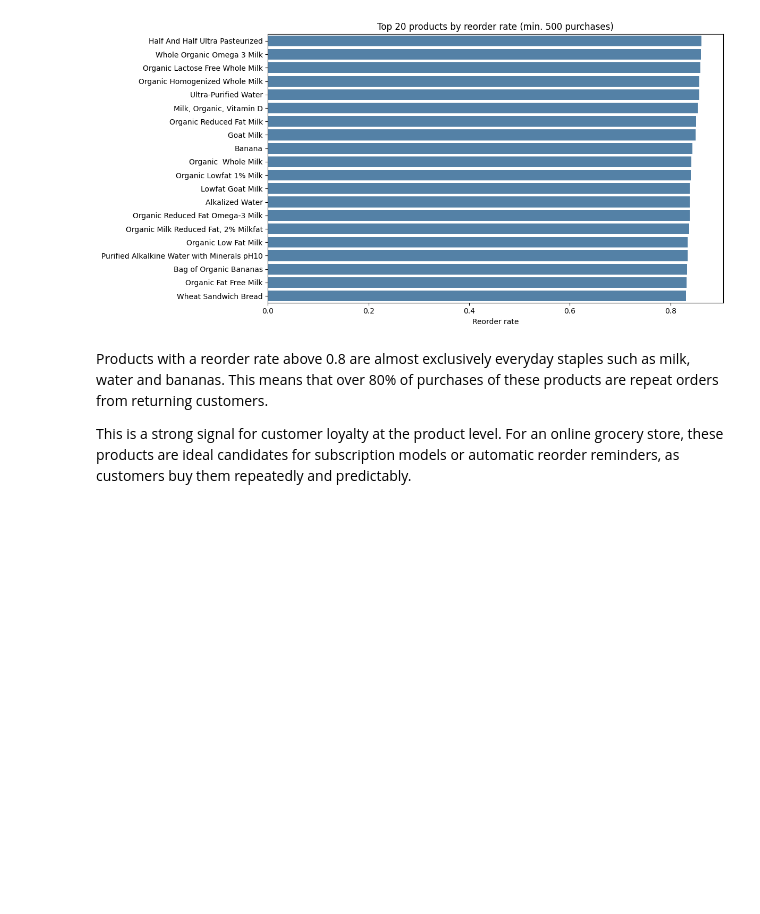
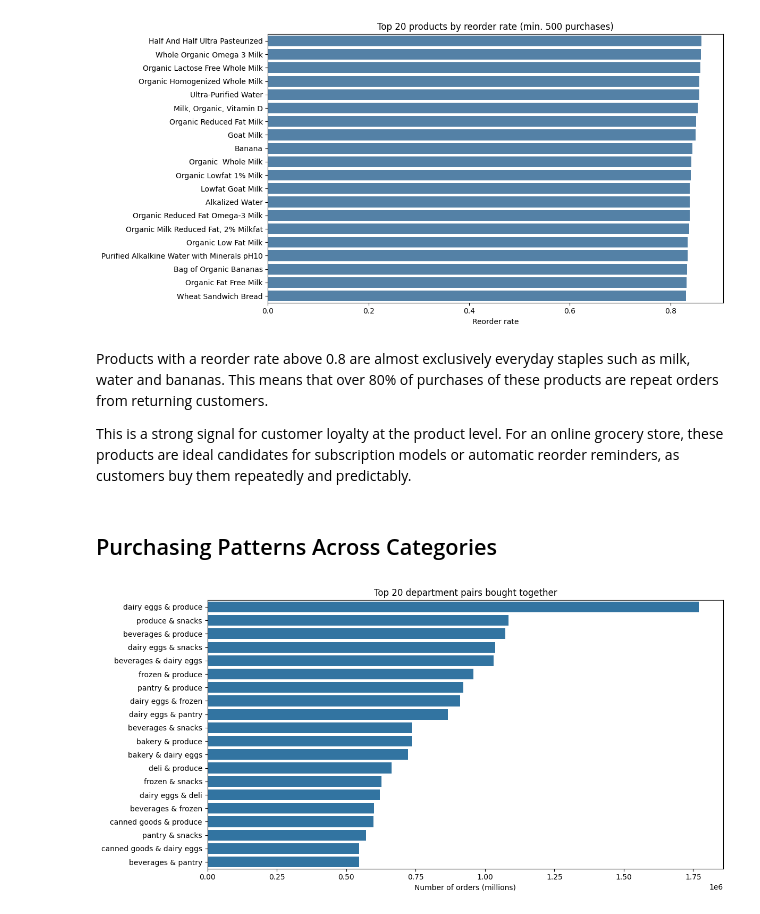
Before and after one commit to peslar01/ad24-11-grocery-product-placement-analysis, a Jupyter notebook: eda/01_eda.ipynb, the cells around one changed output. Saved outputs shown, nothing was run; the diff lists cells and outputs as text; code cells hidden in the pictures; blank space fills up the shorter version.

```diff
--- a/eda/01_eda.ipynb
+++ b/eda/01_eda.ipynb
@@ -172,3 +172,39 @@ plt.show()
 Products with a reorder rate above 0.8 are almost exclusively everyday staples such as milk, water and bananas. This means that over 80% of purchases of these products are repeat orders from returning customers.
 
 This is a strong signal for customer loyalty at the product level. For an online grocery store, these products are ideal candidates for subscription models or automatic reorder reminders, as customers buy them repeatedly and predictably.
+# %% [markdown]
+## Purchasing Patterns Across Categories
+# %%
+# Merge order_products with product and department info
+order_dept = (order_products
+              .merge(products[["product_id", "department_id"]], on="product_id")
+              .merge(departments, on="department_id"))
+
+# Count how often each pair of departments appears in the same order
+dept_pairs = (order_dept.groupby("order_id")["department"]
+              .apply(list)
+              .reset_index())
+
+from itertools import combinations
+from collections import Counter
+
+pair_counts = Counter()
+for depts in dept_pairs["department"]:
+    for pair in combinations(sorted(set(depts)), 2):
+        pair_counts[pair] += 1
+
+# Convert to dataframe
+pairs_df = pd.DataFrame(pair_counts.items(), columns=["pair", "count"])
+pairs_df[["dept_1", "dept_2"]] = pd.DataFrame(pairs_df["pair"].tolist(), index=pairs_df.index)
+pairs_df = pairs_df.drop("pair", axis=1).sort_values("count", ascending=False).head(20)
+
+# Plot
+plt.figure(figsize=(12, 6))
+sns.barplot(data=pairs_df, x="count", y=pairs_df["dept_1"] + " & " + pairs_df["dept_2"])
+plt.title("Top 20 department pairs bought together")
+plt.xlabel("Number of orders (millions)")
+plt.ylabel("")
+plt.tight_layout()
+plt.show()
+# %% [output]
+[figure, added]
```
Also changed, not shown: parts of 2 cells of this notebook.
